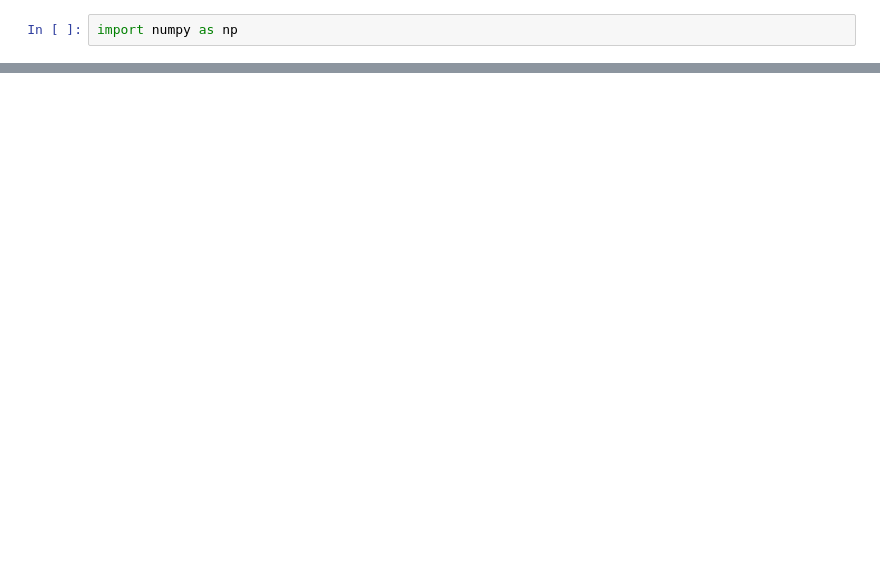
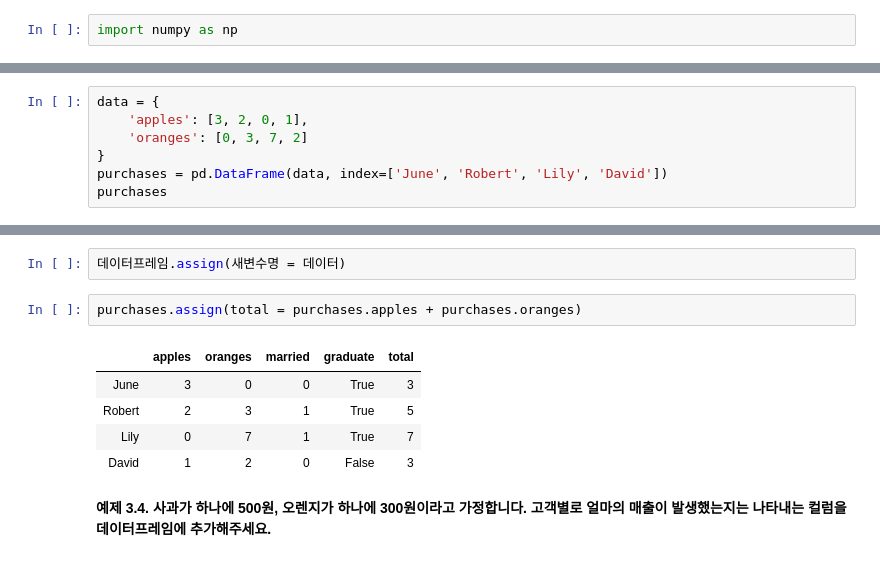
Before and after one commit to yonseidslab/pyfords, a Jupyter notebook: docs/page3.ipynb, the cells around one changed output, grey strips where cells are left out. Drawn from its saved outputs; the diff is of its cells as text; blank space fills up the shorter version.

```diff
--- a/docs/page3.ipynb
+++ b/docs/page3.ipynb
@@ -752,0 +359,7 @@ data.iloc[:,4:].applymap(lambda x : x*0)
+# %%
+data = {
+    'apples': [3, 2, 0, 1],
+    'oranges': [0, 3, 7, 2]
+}
+purchases = pd.DataFrame(data, index=['June', 'Robert', 'Lily', 'David'])
+purchases
@@ -752,0 +841,12 @@ data.iloc[:,4:].applymap(lambda x : x*0)
+# %%
+데이터프레임.assign(새변수명 = 데이터)
+# %%
+purchases.assign(total = purchases.apples + purchases.oranges)
+# %% [output]
+|  | apples | oranges | married | graduate | total |
+| June | 3 | 0 | 0 | True | 3 |
+| Robert | 2 | 3 | 1 | True | 5 |
+| Lily | 0 | 7 | 1 | True | 7 |
+| David | 1 | 2 | 0 | False | 3 |
+# %% [markdown]
+**예제 3.4. 사과가 하나에 500원, 오렌지가 하나에 300원이라고 가정합니다. 고객별로 얼마의 매출이 발생했는지는 나타내는 컬럼을 데이터프레임에 추가해주세요.**
```
Also changed, not shown: parts of 282 cells of this notebook, 6 other files.
